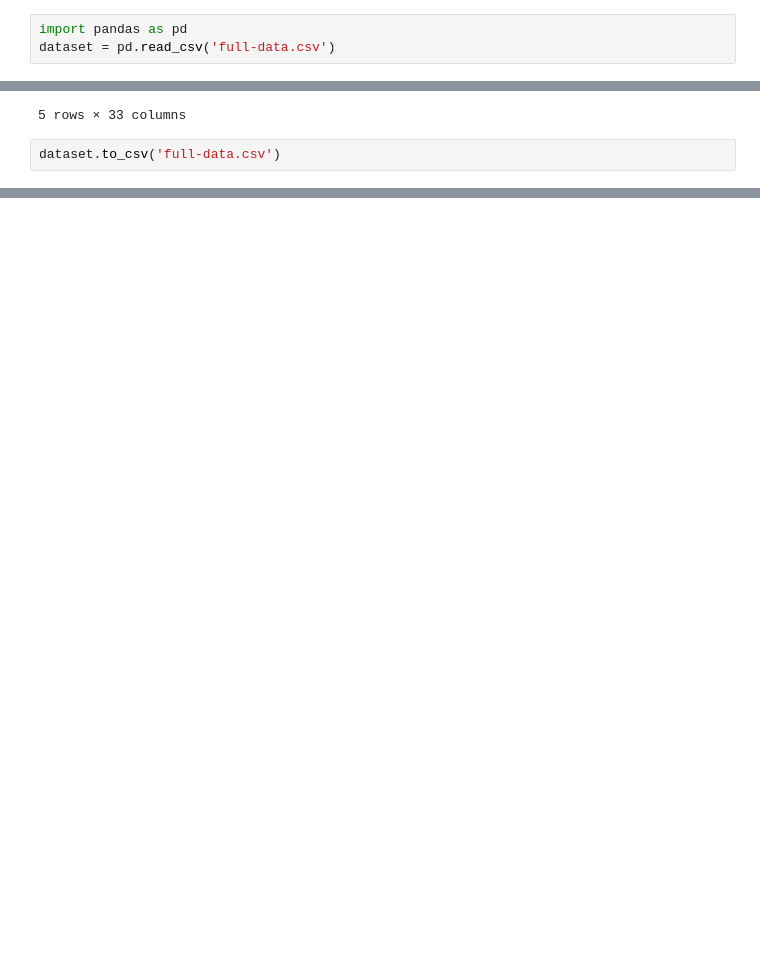
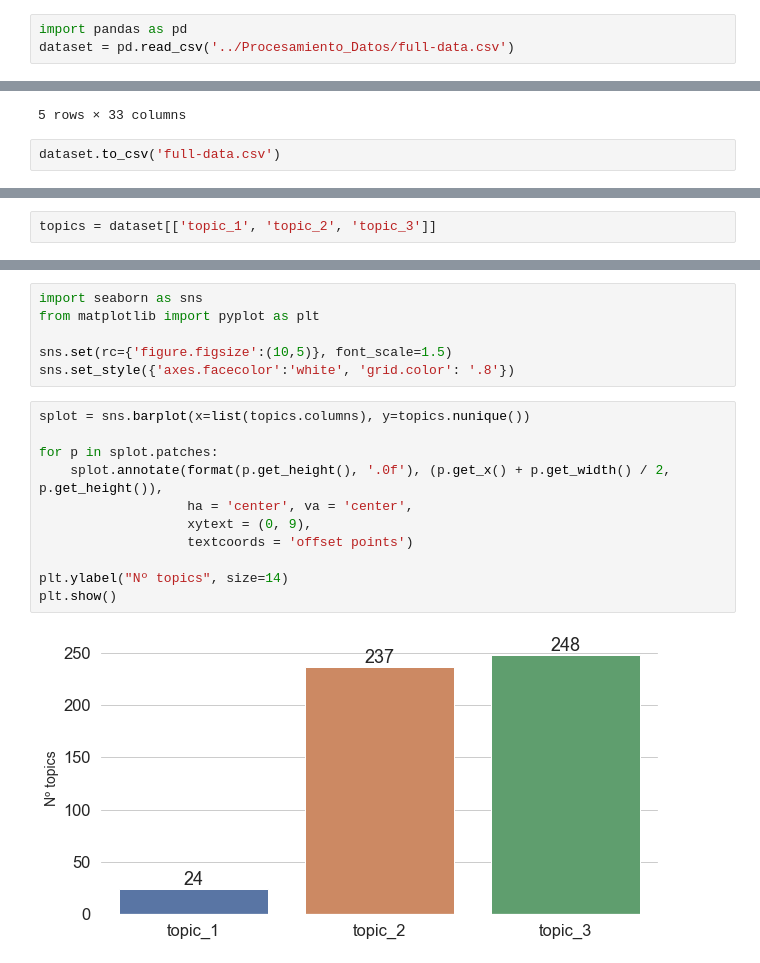
Before and after one commit to marinovik/TFM, a Jupyter notebook: Modelado/topic_ibmWatson.ipynb, the cells around one changed output, grey strips where cells are left out. Cells and saved outputs as stored; diff of their text form; blank space fills up the shorter version.

```diff
--- a/topic_ibmWatson.ipynb
+++ b/Modelado/topic_ibmWatson.ipynb
@@ -29,7 +29,7 @@ natural_language_undestanding.set_service_url(nlu_url)
 ## Importar dataset
 # %%
 import pandas as pd
-dataset = pd.read_csv('full-data.csv')
+dataset = pd.read_csv('../Procesamiento_Datos/full-data.csv')
 # %%
 dataset
 # %% [output]
@@ -429,0 +440,2 @@ dataset.to_csv('full-data.csv')
+# %%
+topics = dataset[['topic_1', 'topic_2', 'topic_3']]
@@ -429,0 +459,19 @@ dataset.to_csv('full-data.csv')
+# %%
+import seaborn as sns
+from matplotlib import pyplot as plt
+
+sns.set(rc={'figure.figsize':(10,5)}, font_scale=1.5)
+sns.set_style({'axes.facecolor':'white', 'grid.color': '.8'})
+# %%
+splot = sns.barplot(x=list(topics.columns), y=topics.nunique())
+
+for p in splot.patches:
+    splot.annotate(format(p.get_height(), '.0f'), (p.get_x() + p.get_width() / 2, p.get_height()),
+                   ha = 'center', va = 'center',
+                   xytext = (0, 9),
+                   textcoords = 'offset points')
+
+plt.ylabel("Nº topics", size=14)
+plt.show()
+# %% [output]
+[figure, added]
```
Also changed, not shown: parts of 10 cells of this notebook, 27 other files.
